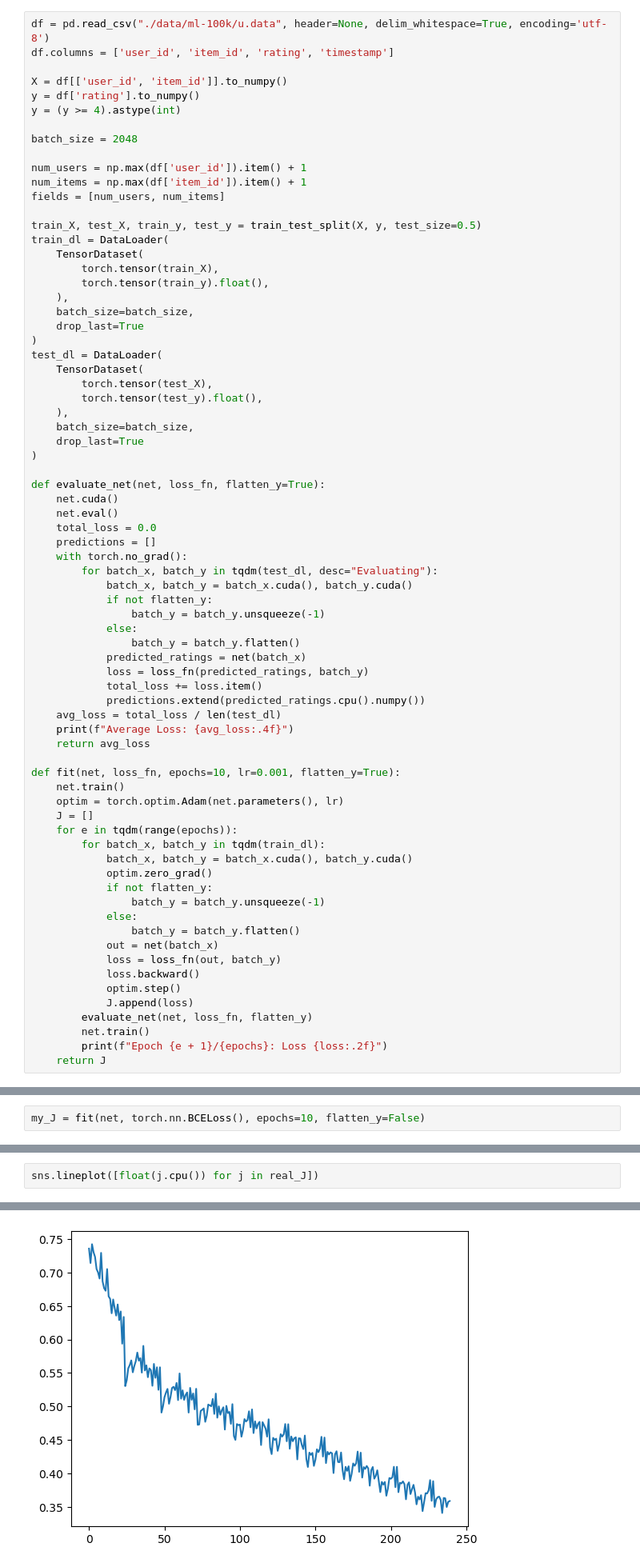
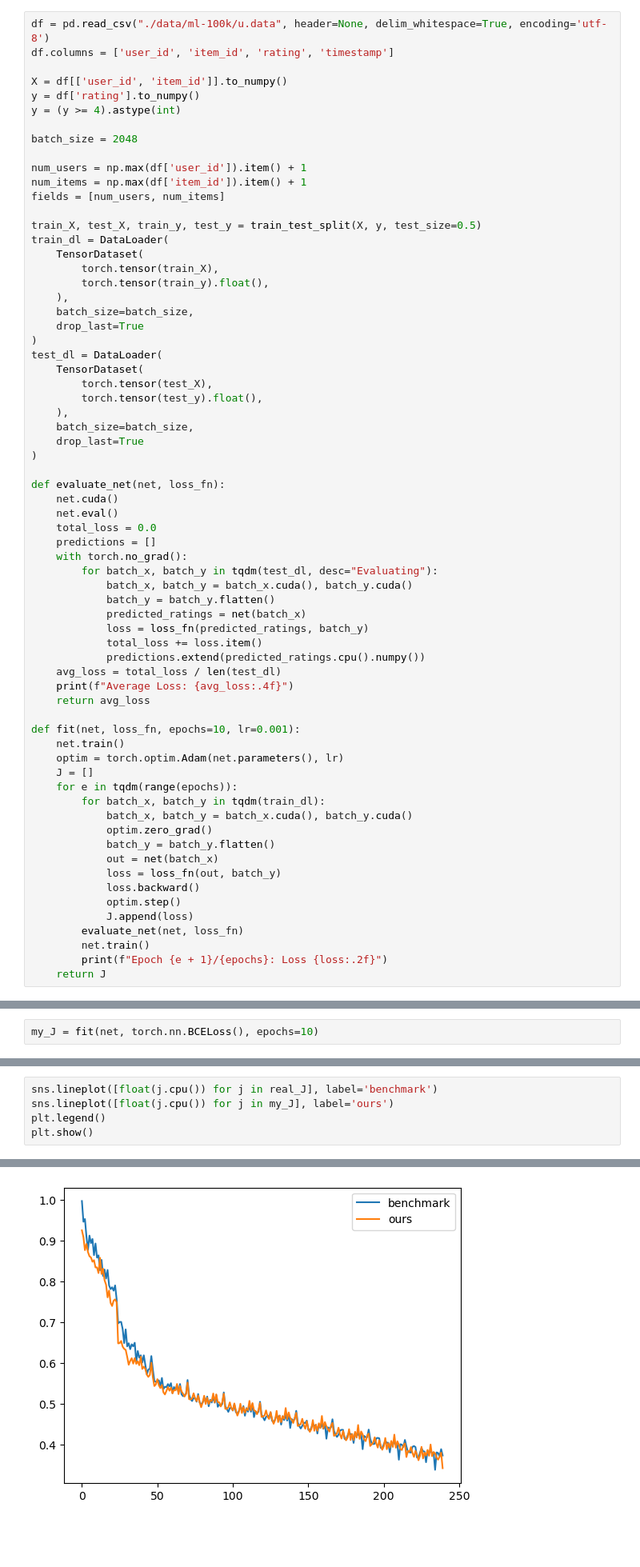
Before and after one commit to kamui-fin/vn-net, a Jupyter notebook: xdeepfm_test.ipynb, the cells around one changed output, grey strips where cells are left out. Shown at 80% size. Cells and saved outputs as stored; diff of their text form; blank space fills up the shorter version.

```diff
--- a/xdeepfm_test.ipynb
+++ b/xdeepfm_test.ipynb
@@ -44,7 +44,7 @@ test_dl = DataLoader(
     drop_last=True
 )
 
-def evaluate_net(net, loss_fn, flatten_y=True):
+def evaluate_net(net, loss_fn):
     net.cuda()
     net.eval()
     total_loss = 0.0
@@ -52,10 +52,7 @@ def evaluate_net(net, loss_fn, flatten_y=True):
     with torch.no_grad():
         for batch_x, batch_y in tqdm(test_dl, desc="Evaluating"):
             batch_x, batch_y = batch_x.cuda(), batch_y.cuda()
-            if not flatten_y:
-                batch_y = batch_y.unsqueeze(-1)
-            else:
-                batch_y = batch_y.flatten()
+            batch_y = batch_y.flatten()
             predicted_ratings = net(batch_x)
             loss = loss_fn(predicted_ratings, batch_y)
             total_loss += loss.item()
@@ -64,7 +61,7 @@ def evaluate_net(net, loss_fn, flatten_y=True):
     print(f"Average Loss: {avg_loss:.4f}")
     return avg_loss
 
-def fit(net, loss_fn, epochs=10, lr=0.001, flatten_y=True):
+def fit(net, loss_fn, epochs=10, lr=0.001):
     net.train()
     optim = torch.optim.Adam(net.parameters(), lr)
     J = []
@@ -72,16 +69,13 @@ def fit(net, loss_fn, epochs=10, lr=0.001, flatten_y=True):
         for batch_x, batch_y in tqdm(train_dl):
             batch_x, batch_y = batch_x.cuda(), batch_y.cuda()
             optim.zero_grad()
-            if not flatten_y:
-                batch_y = batch_y.unsqueeze(-1)
-            else:
-                batch_y = batch_y.flatten()
+            batch_y = batch_y.flatten()
             out = net(batch_x)
             loss = loss_fn(out, batch_y)
             loss.backward()
             optim.step()
             J.append(loss)
-        evaluate_net(net, loss_fn, flatten_y)
+        evaluate_net(net, loss_fn)
         net.train()
         print(f"Epoch {e + 1}/{epochs}: Loss {loss:.2f}")
     return J
@@ -91,5 +85,5 @@ def fit(net, loss_fn, epochs=10, lr=0.001, flatten_y=True):
 config = xdeepfm.NetConfig(fields=fields, m=2, dnn=xdeepfm.DNNConfig(), cin=xdeepfm.CINConfig())
 net = xdeepfm.xDeepFM(config=config).cuda()
 # %%
-my_J = fit(net, torch.nn.BCELoss(), epochs=10, flatten_y=False)
+my_J = fit(net, torch.nn.BCELoss(), epochs=10)
 # %% [output]
@@ -140,3 +139,6 @@ Epoch 10/10: Loss 0.36
 # %%
-sns.lineplot([float(j.cpu()) for j in real_J])
+sns.lineplot([float(j.cpu()) for j in real_J], label='benchmark')
+sns.lineplot([float(j.cpu()) for j in my_J], label='ours')
+plt.legend()
+plt.show()
 # %% [output]
@@ -144 +145 @@ sns.lineplot([float(j.cpu()) for j in real_J])
-[figure, old version]
+[figure, new version]
```
Also changed, not shown: parts of 3 cells of this notebook, 1 other file.
